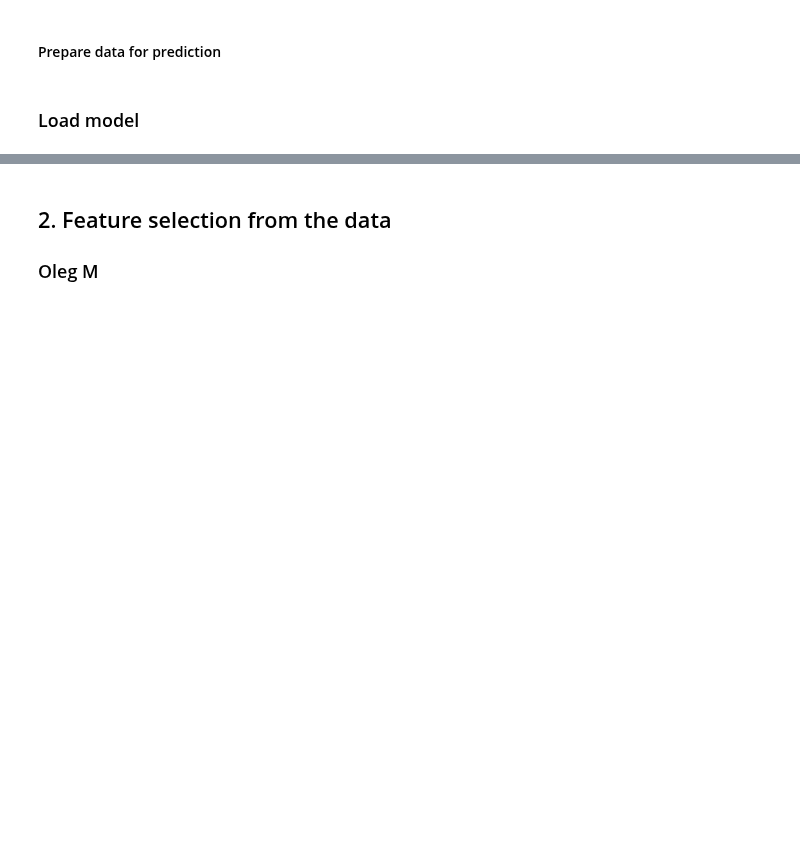
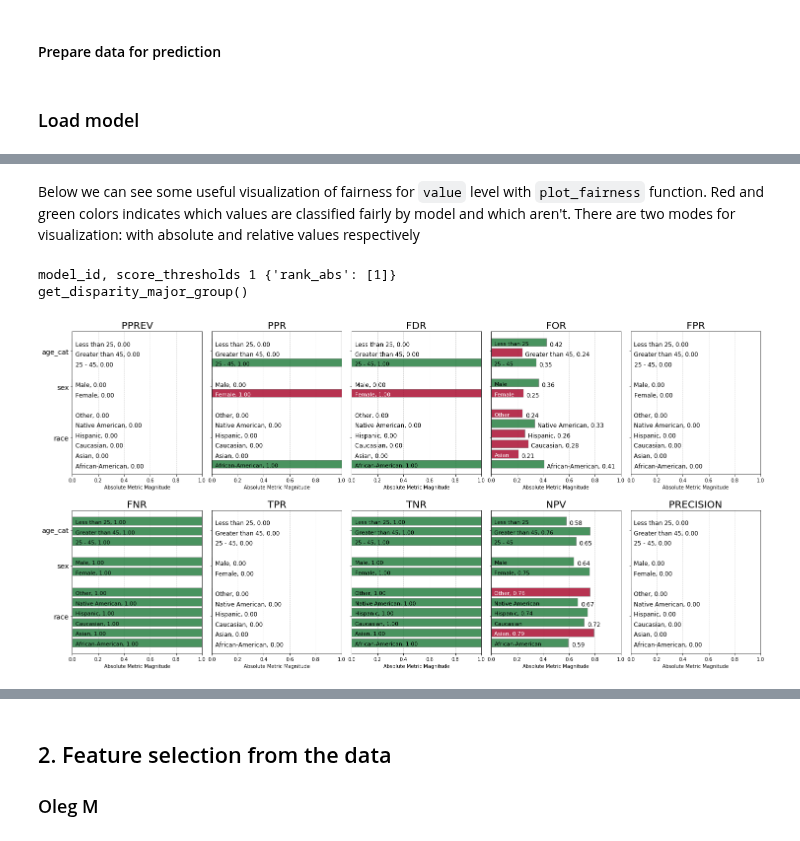
Before and after one commit to SanGreel/noble-model-audit, a Jupyter notebook: 3_recidivism_prediction_model_audit.ipynb, the cells around one changed output, grey strips where cells are left out. Cells and saved outputs as stored; diff of their text form; code cells hidden in the pictures; blank space fills up the shorter version.

```diff
--- a/3_recidivism_prediction_model_audit.ipynb
+++ b/3_recidivism_prediction_model_audit.ipynb
@@ -157,0 +230,8 @@ train_df_processed.head()
+# %% [markdown]
+Below we can see some useful visualization of fairness for `value` level with `plot_fairness` function. Red and green colors indicates which values are classified fairly by model and which aren't. There are two modes for visualization: with absolute and relative values respectively
+# %%
+fg = bias.plot_fairness(is_absolute=True)
+# %% [output]
+model_id, score_thresholds 1 {'rank_abs': [1]}
+get_disparity_major_group()
+[figure, added]
```
Also changed, not shown: parts of 23 cells of this notebook.
